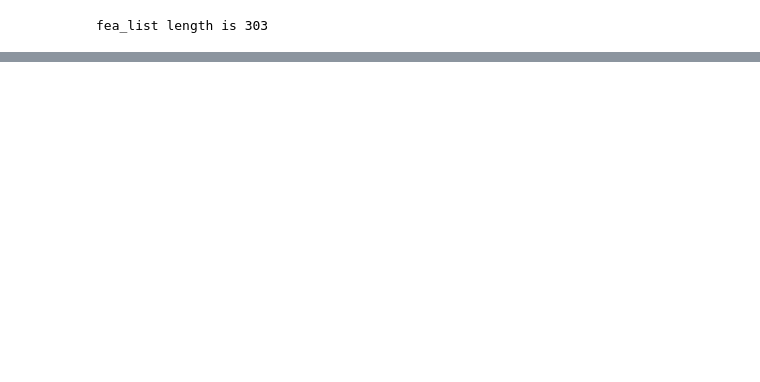
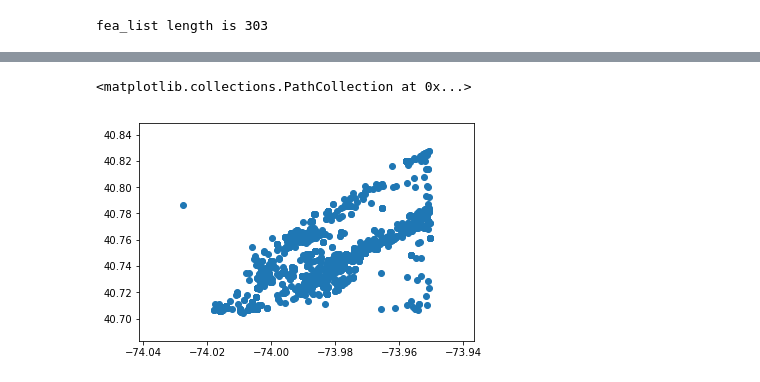
Before and after one commit to imaginego/first_test, a Jupyter notebook: new_categorical.ipynb, the cells around one changed output, grey strips where cells are left out. Drawn from its saved outputs; the diff is of its cells as text; code cells hidden in the pictures; blank space fills up the shorter version.

```diff
--- a/new_categorical.ipynb
+++ b/new_categorical.ipynb
@@ -721,0 +1224,5 @@ train_y = np.array(train_df['interest_level'])
+# %%
+plt.scatter(high['longitude'],high['latitude'])
+# %% [output]
+<matplotlib.collections.PathCollection at 0x...>
+[figure, added]
```
Also changed, not shown: parts of 68 cells of this notebook, 7 other files.
